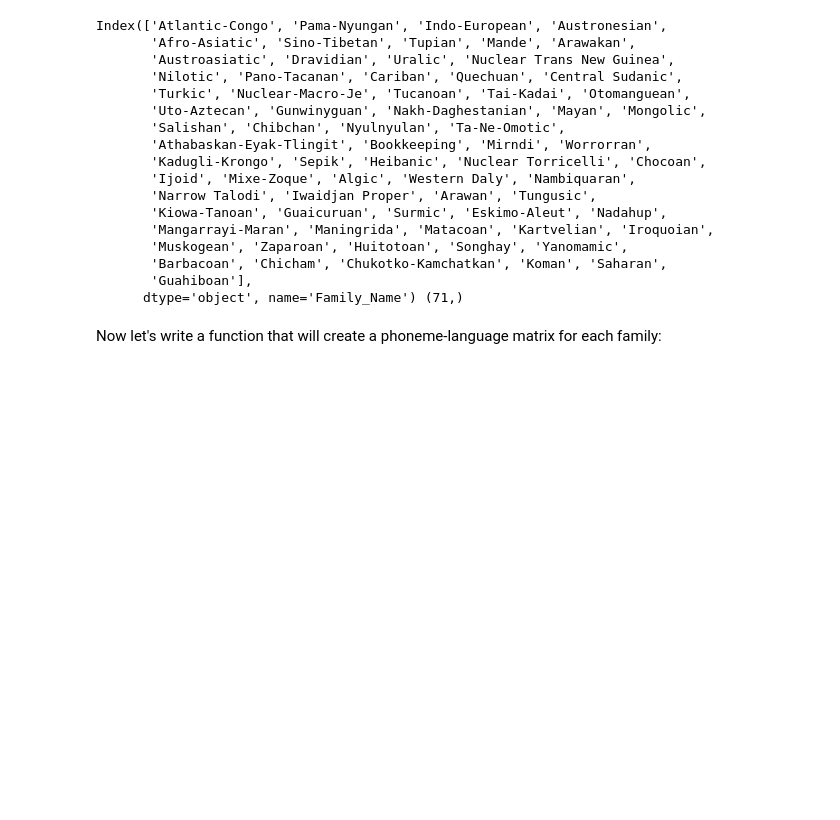
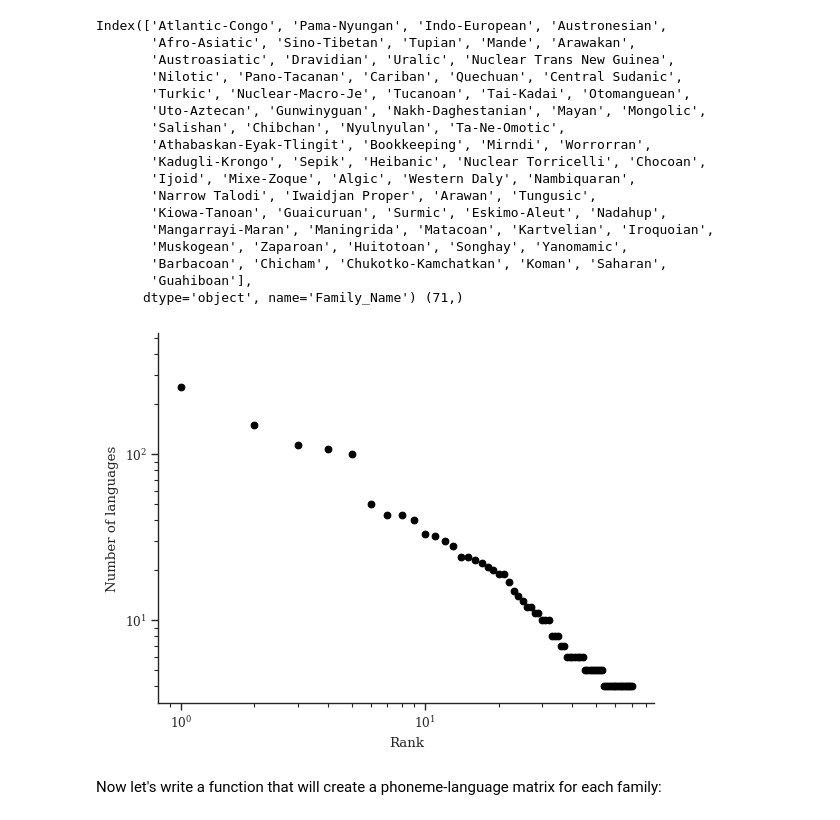
Before and after one commit to alexeykosh/2025-nestedness-project, a Jupyter notebook: phoible_data.ipynb, the cells around one changed output. Cells and saved outputs as stored; diff of their text form; code cells hidden in the pictures; blank space fills up the shorter version.

```diff
--- a/phoible_data.ipynb
+++ b/phoible_data.ipynb
@@ -85,6 +104,16 @@ Index(['Atlantic-Congo', 'Pama-Nyungan', 'Indo-European', 'Austronesian',
        'Barbacoan', 'Chicham', 'Chukotko-Kamchatkan', 'Koman', 'Saharan',
        'Guahiboan'],
       dtype='object', name='Family_Name') (71,)
+# %%
+plt.scatter(range(len(n_langs.values)), n_langs.values, color='black')
+sns.despine()
+plt.xlabel('Rank')
+plt.ylabel('Number of languages')
+plt.xscale('log')
+plt.yscale('log')
+plt.show()
+# %% [output]
+[figure, added]
 # %% [markdown]
 Now let's write a function that will create a phoneme-language matrix for each family:
 # %%
```
Also changed, not shown: parts of 12 cells of this notebook.
